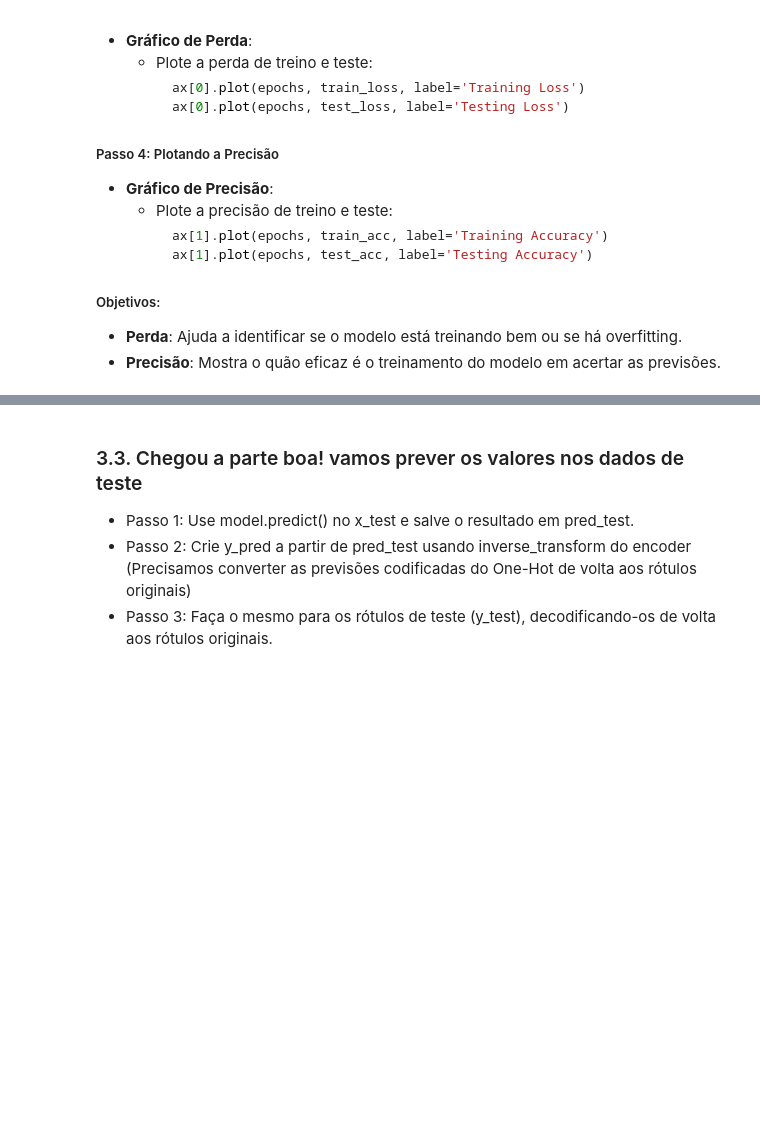
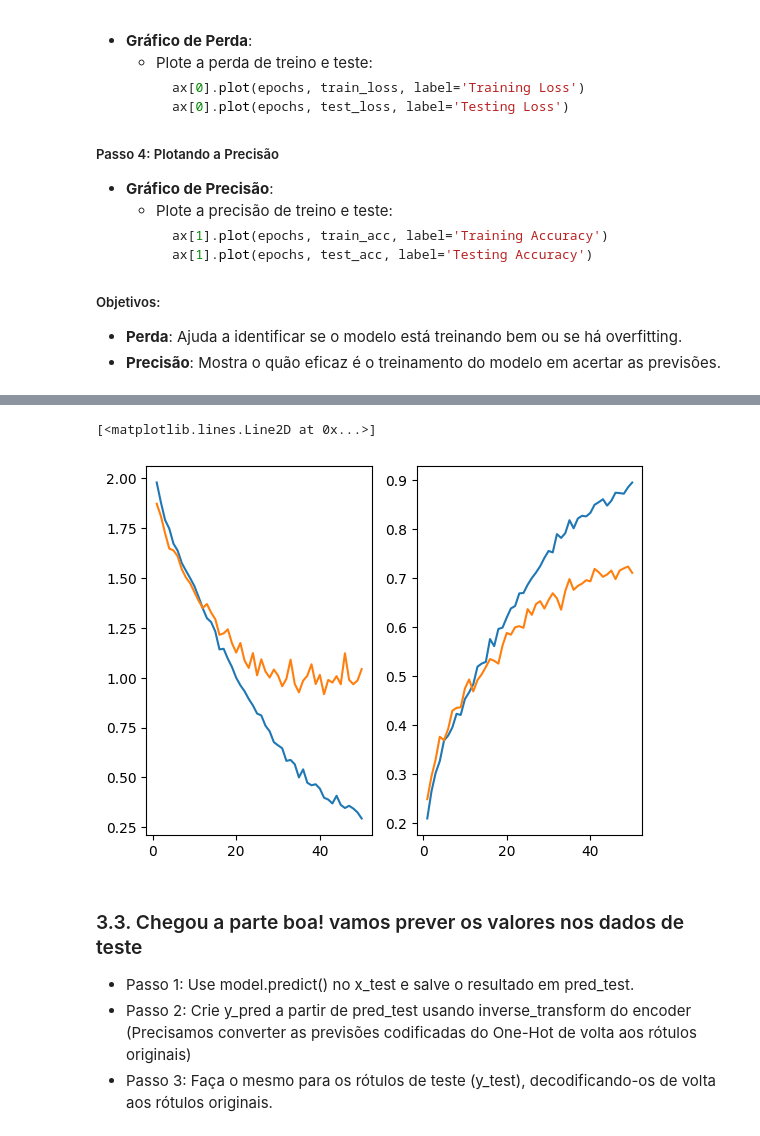
Before and after one commit to malu-zinha/miniprojeto2, a Jupyter notebook: notebooks/2-feature-extraction-and-modelling.ipynb, the cells around one changed output, grey strips where cells are left out. Drawn from its saved outputs; the diff is of its cells as text; code cells hidden in the pictures; blank space fills up the shorter version.

```diff
--- a/notebooks/2-feature-extraction-and-modelling.ipynb
+++ b/notebooks/2-feature-extraction-and-modelling.ipynb
@@ -176,6 +178,9 @@ X = Features.iloc[: ,:-1].values
 Y = Features['labels'].values
 # %%
 # Use OneHotEncoder para transformar o Y em uma representação binária categórica, necessária para problemas de classificação multiclasse
-# Code here
+encoder = OneHotEncoder(sparse_output=False)
+Y = np.array(Y)
+Y = Y.reshape(-1, 1)  # Garante que Y seja 2D para o encoder
+Y = encoder.fit_transform(Y)
 # %%
 # Use train_test_split do scikit-learn para dividir X e Y em conjuntos de treino e teste
@@ -325,0 +361,16 @@ Accuracy of our model on test data :  61.01852059364319 %
+# %%
+# Passo 1: Avaliando o Modelo
+fashion_model.evaluate(x_test, y_test)
+
+# Passo 2: Preparando os Gráficos
+epocas = range(1, len(history.history['loss']) + 1)
+fig, ax = plt.subplots(1, 2)
+
+# Passo 3: Plotando a Perda
+ax[0].plot(epocas, history.history['loss'], label='Training Loss')
+ax[0].plot(epocas, history.history['val_loss'], label='Testing Loss')
+
+# Passo 4: Plotando a Precisão
+ax[1].plot(epocas, history.history['accuracy'], label='Training Accuracy')
+ax[1].plot(epocas, history.history['val_accuracy'], label='Testing Accuracy')
+# %% [output]
@@ -326,3 +378,5 @@ Accuracy of our model on test data :  61.01852059364319 %
+[<matplotlib.lines.Line2D at 0x...>]
+[figure, added]
 # %% [markdown]
 ### 3.3. Chegou a parte boa! vamos prever os valores nos dados de teste
 - Passo 1: Use model.predict() no x_test e salve o resultado em pred_test.
```
Also changed, not shown: parts of 21 cells of this notebook.
